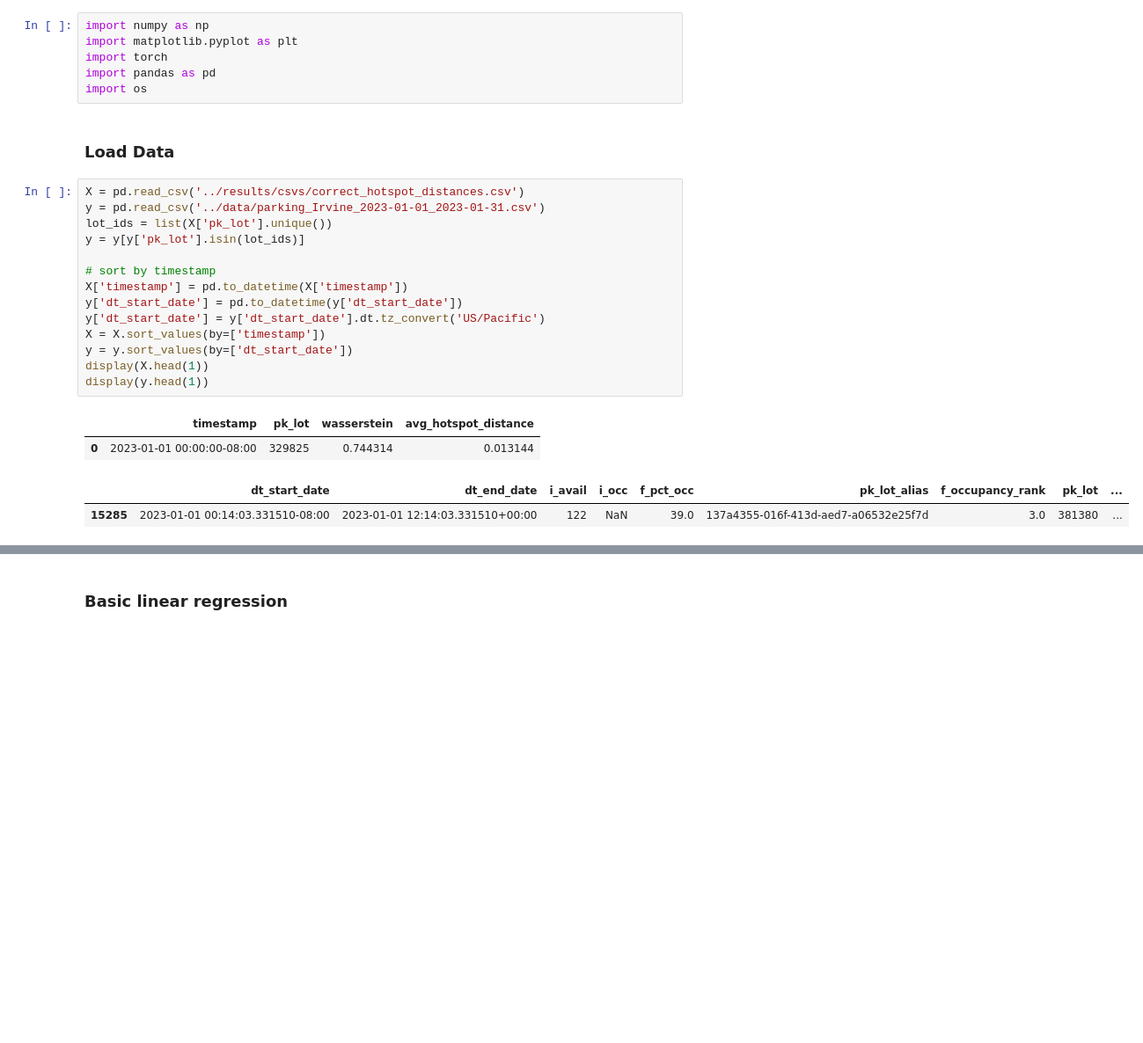
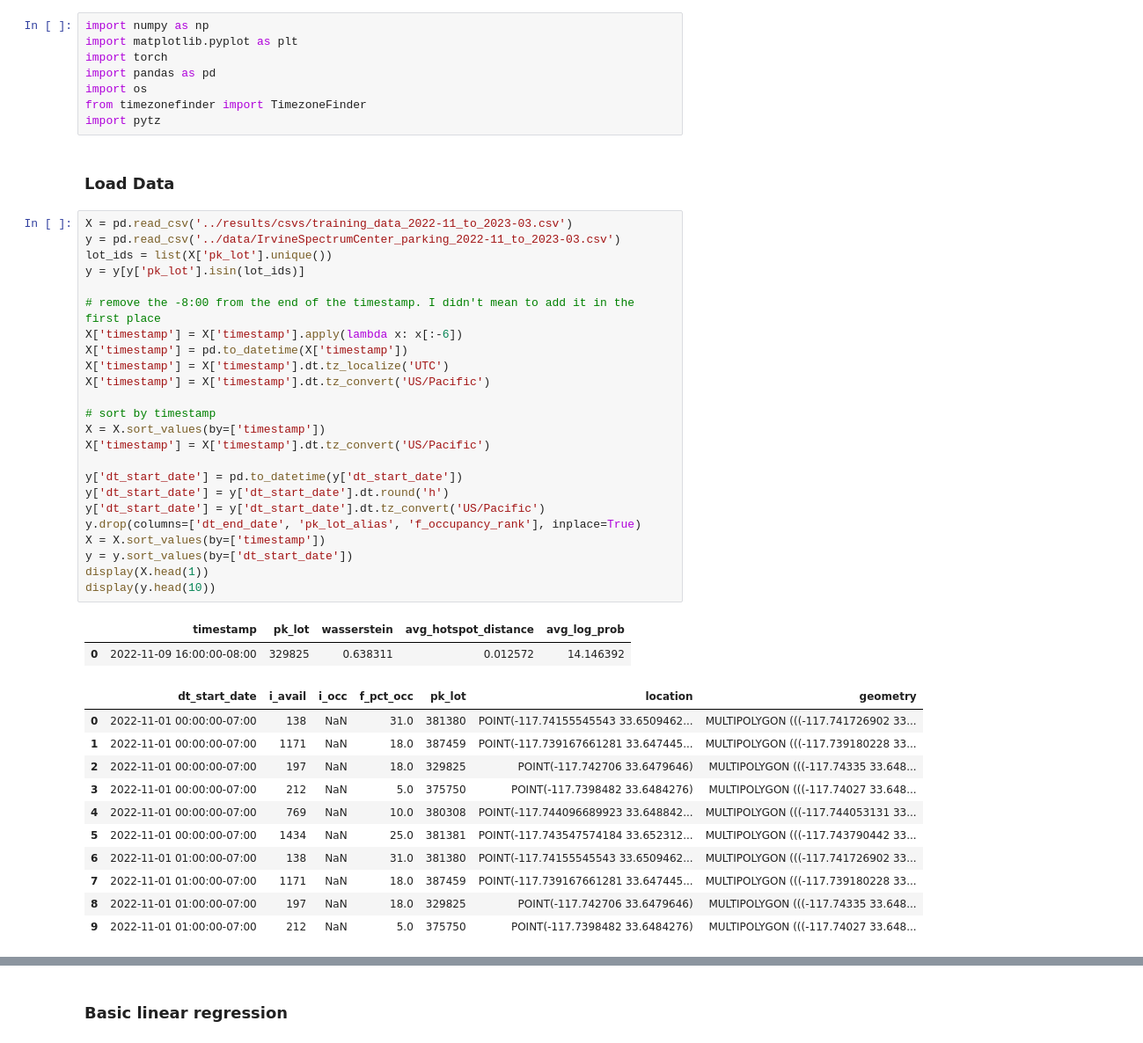
Before and after one commit to INRIX-Logan-Garwood/Parking-Location-vs-Occupancy, a Jupyter notebook: notebooks/train_model.ipynb, the cells around one changed output, grey strips where cells are left out. Shown at 88% size. Cells and saved outputs as stored; diff of their text form; blank space fills up the shorter version.

```diff
--- a/notebooks/train_model.ipynb
+++ b/notebooks/train_model.ipynb
@@ -4,24 +4,45 @@ import matplotlib.pyplot as plt
 import torch
 import pandas as pd
 import os
+from timezonefinder import TimezoneFinder
+import pytz
 # %% [markdown]
 ### Load Data
 # %%
-X = pd.read_csv('../results/csvs/correct_hotspot_distances.csv')
-y = pd.read_csv('../data/parking_Irvine_2023-01-01_2023-01-31.csv')
+X = pd.read_csv('../results/csvs/training_data_2022-11_to_2023-03.csv')
+y = pd.read_csv('../data/IrvineSpectrumCenter_parking_2022-11_to_2023-03.csv')
 lot_ids = list(X['pk_lot'].unique())
 y = y[y['pk_lot'].isin(lot_ids)]
 
+# remove the -8:00 from the end of the timestamp. I didn't mean to add it in the first place
+X['timestamp'] = X['timestamp'].apply(lambda x: x[:-6])
+X['timestamp'] = pd.to_datetime(X['timestamp'])
+X['timestamp'] = X['timestamp'].dt.tz_localize('UTC')
+X['timestamp'] = X['timestamp'].dt.tz_convert('US/Pacific')
+
 # sort by timestamp
-X['timestamp'] = pd.to_datetime(X['timestamp'])
+X = X.sort_values(by=['timestamp'])
+X['timestamp'] = X['timestamp'].dt.tz_convert('US/Pacific')
+
 y['dt_start_date'] = pd.to_datetime(y['dt_start_date'])
+y['dt_start_date'] = y['dt_start_date'].dt.round('h')
 y['dt_start_date'] = y['dt_start_date'].dt.tz_convert('US/Pacific')
+y.drop(columns=['dt_end_date', 'pk_lot_alias', 'f_occupancy_rank'], inplace=True)
 X = X.sort_values(by=['timestamp'])
 y = y.sort_values(by=['dt_start_date'])
 display(X.head(1))
-display(y.head(1))
+display(y.head(10))
 # %% [output]
-|  | timestamp | pk_lot | wasserstein | avg_hotspot_distance |
-| 0 | 2023-01-01 00:00:00-08:00 | 329825 | 0.744314 | 0.013144 |
+|  | timestamp | pk_lot | wasserstein | avg_hotspot_distance | avg_log_prob |
+| 0 | 2022-11-09 16:00:00-08:00 | 329825 | 0.638311 | 0.012572 | 14.146392 |
-|  | dt_start_date | dt_end_date | i_avail | i_occ | f_pct_occ | pk_lot_alias | f_occupancy_rank | pk_lot | ... |
-| 15285 | 2023-01-01 00:14:03.331510-08:00 | 2023-01-01 12:14:03.331510+00:00 | 122 | NaN | 39.0 | 137a4355-016f-413d-aed7-a06532e25f7d | 3.0 | 381380 | ... |
+|  | dt_start_date | i_avail | i_occ | f_pct_occ | pk_lot | location | geometry |
+| 0 | 2022-11-01 00:00:00-07:00 | 138 | NaN | 31.0 | 381380 | POINT(-117.74155545543 33.6509462... | MULTIPOLYGON (((-117.741726902 33... |
+| 1 | 2022-11-01 00:00:00-07:00 | 1171 | NaN | 18.0 | 387459 | POINT(-117.739167661281 33.647445... | MULTIPOLYGON (((-117.739180228 33... |
+| 2 | 2022-11-01 00:00:00-07:00 | 197 | NaN | 18.0 | 329825 | POINT(-117.742706 33.6479646) | MULTIPOLYGON (((-117.74335 33.648... |
+| 3 | 2022-11-01 00:00:00-07:00 | 212 | NaN | 5.0 | 375750 | POINT(-117.7398482 33.6484276) | MULTIPOLYGON (((-117.74027 33.648... |
+| 4 | 2022-11-01 00:00:00-07:00 | 769 | NaN | 10.0 | 380308 | POINT(-117.744096689923 33.648842... | MULTIPOLYGON (((-117.744053131 33... |
+| 5 | 2022-11-01 00:00:00-07:00 | 1434 | NaN | 25.0 | 381381 | POINT(-117.743547574184 33.652312... | MULTIPOLYGON (((-117.743790442 33... |
+| 6 | 2022-11-01 01:00:00-07:00 | 138 | NaN | 31.0 | 381380 | POINT(-117.74155545543 33.6509462... | MULTIPOLYGON (((-117.741726902 33... |
+| 7 | 2022-11-01 01:00:00-07:00 | 1171 | NaN | 18.0 | 387459 | POINT(-117.739167661281 33.647445... | MULTIPOLYGON (((-117.739180228 33... |
+| 8 | 2022-11-01 01:00:00-07:00 | 197 | NaN | 18.0 | 329825 | POINT(-117.742706 33.6479646) | MULTIPOLYGON (((-117.74335 33.648... |
+| 9 | 2022-11-01 01:00:00-07:00 | 212 | NaN | 5.0 | 375750 | POINT(-117.7398482 33.6484276) | MULTIPOLYGON (((-117.74027 33.648... |
```
Also changed, not shown: parts of 11 cells of this notebook, 3 other files.
